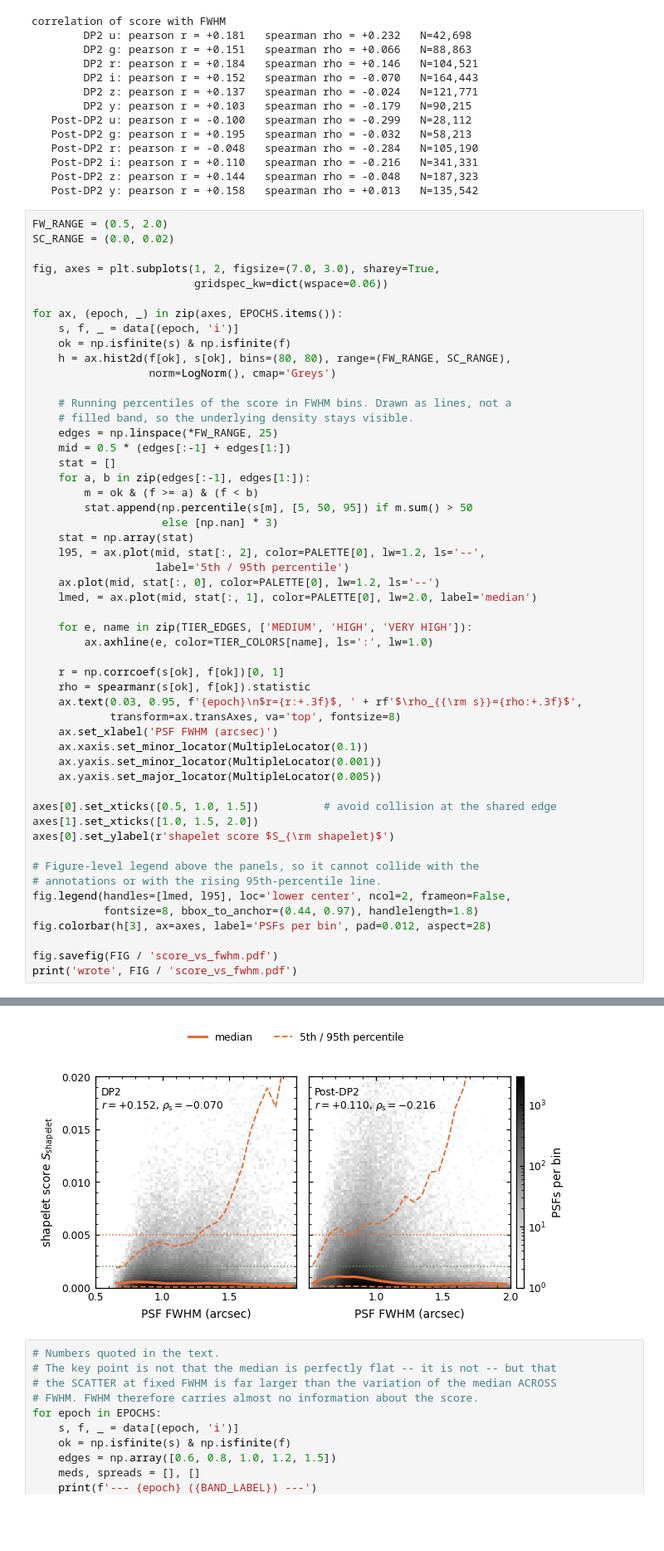
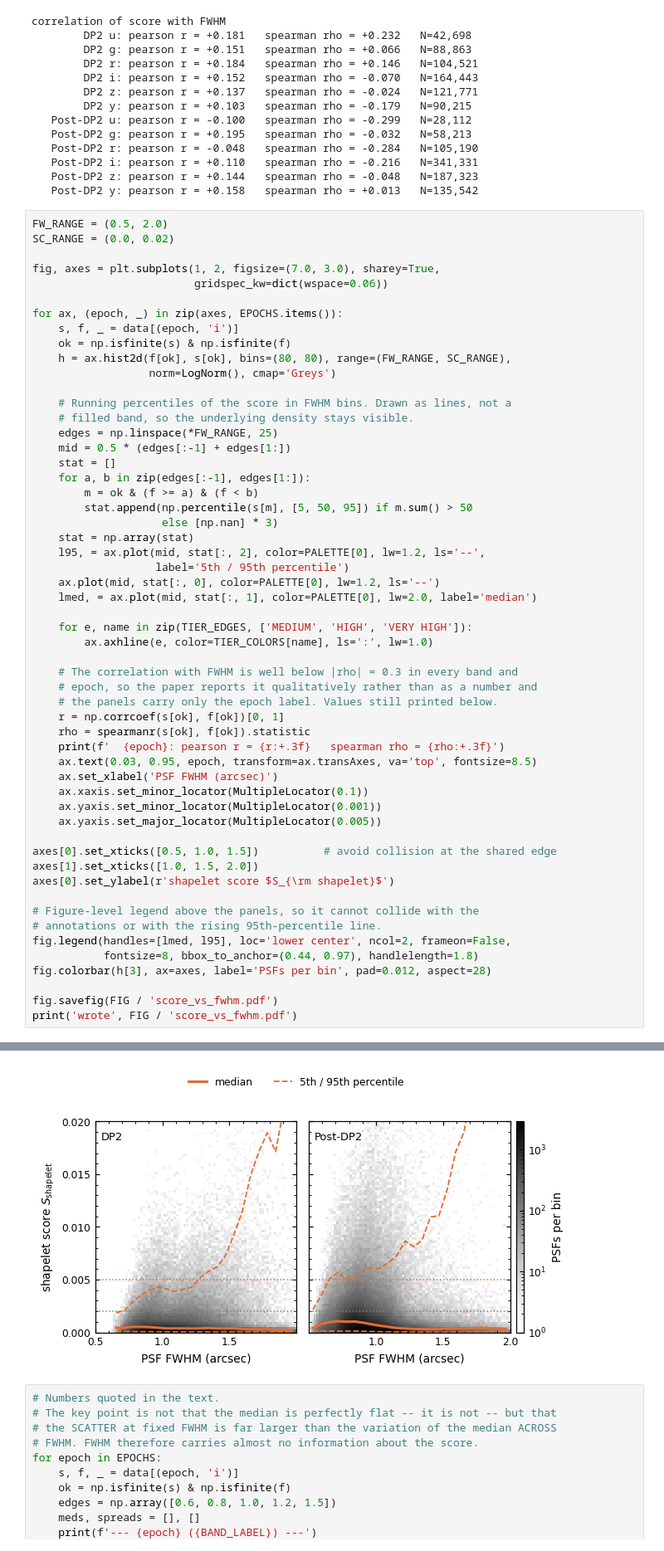
Before and after one commit to ztq1996/shapelet_score_paper, a Jupyter notebook: nb/03_score_distributions.ipynb, the cells around one changed output, grey strips where cells are left out. Shown at 83% size. Cells and saved outputs as stored; diff of their text form; blank space fills up the shorter version.

```diff
--- a/nb/03_score_distributions.ipynb
+++ b/nb/03_score_distributions.ipynb
@@ -213,10 +213,13 @@ for ax, (epoch, _) in zip(axes, EPOCHS.items()):
     for e, name in zip(TIER_EDGES, ['MEDIUM', 'HIGH', 'VERY HIGH']):
         ax.axhline(e, color=TIER_COLORS[name], ls=':', lw=1.0)
 
+    # The correlation with FWHM is well below |rho| = 0.3 in every band and
+    # epoch, so the paper reports it qualitatively rather than as a number and
+    # the panels carry only the epoch label. Values still printed below.
     r = np.corrcoef(s[ok], f[ok])[0, 1]
     rho = spearmanr(s[ok], f[ok]).statistic
-    ax.text(0.03, 0.95, f'{epoch}\n$r={r:+.3f}$, ' + rf'$\rho_{{\rm s}}={rho:+.3f}$',
-            transform=ax.transAxes, va='top', fontsize=8)
+    print(f'  {epoch}: pearson r = {r:+.3f}   spearman rho = {rho:+.3f}')
+    ax.text(0.03, 0.95, epoch, transform=ax.transAxes, va='top', fontsize=8.5)
     ax.set_xlabel('PSF FWHM (arcsec)')
     ax.xaxis.set_minor_locator(MultipleLocator(0.1))
     ax.yaxis.set_minor_locator(MultipleLocator(0.001))
@@ -238,5 +243,5 @@ print('wrote', FIG / 'score_vs_fwhm.pdf')
 wrote /sdf/data/rubin/user/ztq1996/psf-rubin/psf_zernike/shapelet_score_paper/fig/score_vs_fwhm.pdf
-[figure, old version]
+[figure, new version]
 # %%
 # Numbers quoted in the text.
 # The key point is not that the median is perfectly flat -- it is not -- but that
```
Also changed, not shown: parts of 1 cell of this notebook, 6 other files.
